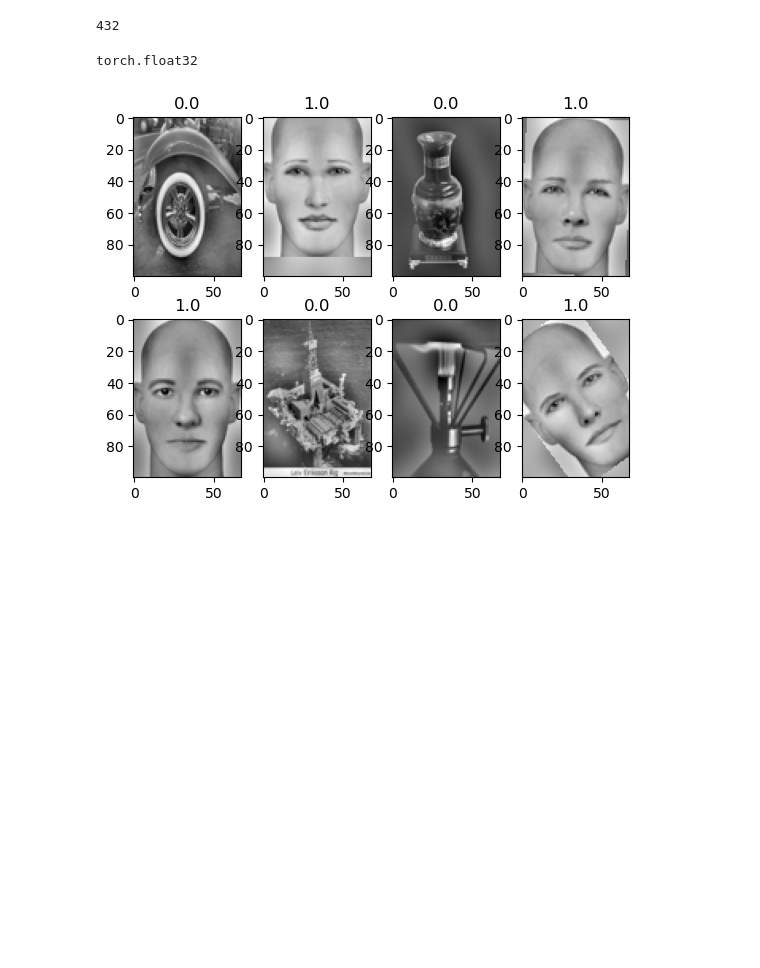
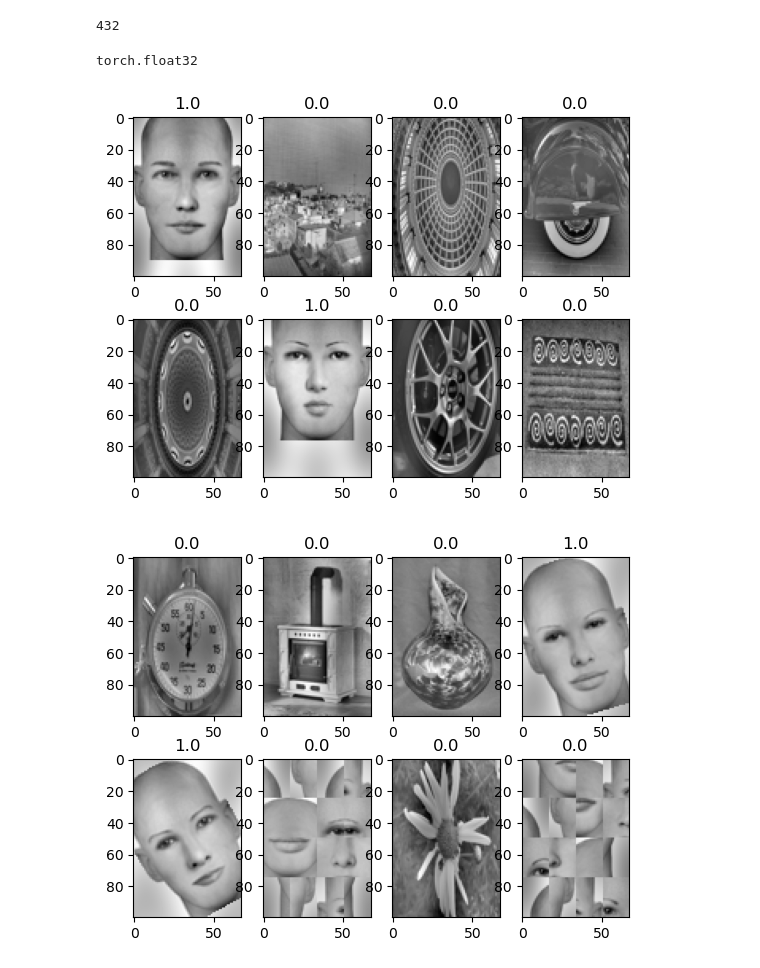
Before and after one commit to jorchard/pc_nengo, a Jupyter notebook: for_meetings.ipynb, the cells around one changed output. Saved outputs shown, nothing was run; the diff lists cells and outputs as text; code cells hidden in the pictures; blank space fills up the shorter version.

```diff
--- a/for_meetings.ipynb
+++ b/for_meetings.ipynb
@@ -203,22 +219,32 @@ print(len(S_temp))
 # %% [output]
 432
 # %%
-train_dl, test_dl = get_dataloader(classes=classes, radius=3,
-                                   num_translations=3, num_rotations=3, num_images=123)
+train_dl = get_dataloader(classes=classes, radius=(2, 3),
+                            num_translations=3, num_rotations=3, num_images=123)
 # %%
 features, labels = next(iter(train_dl))
 
 fig, axs = plt.subplots(2, 4)
 i = 0
 for ax in axs.flat:
     ax.imshow(features[i].squeeze(0), cmap="gray")
     ax.set_title(labels[i].item())
     i += 1
 
+features, labels = next(iter(train_dl))
+
+fig, axs = plt.subplots(2, 4)
+i = 0
+for ax in axs.flat:
+    ax.imshow(features[i].squeeze(0), cmap="gray")
+    ax.set_title(labels[i].item())
+    i += 1
+
 print(labels[0].dtype)
 # %% [output]
 torch.float32
-[figure, old version]
+[figure, new version]
+[figure, added]
 # %%
 class NeuralNetwork(nn.Module):
     def __init__(self, size=(68, 100)):
```
Also changed, not shown: parts of 19 cells of this notebook, 2 other files.
